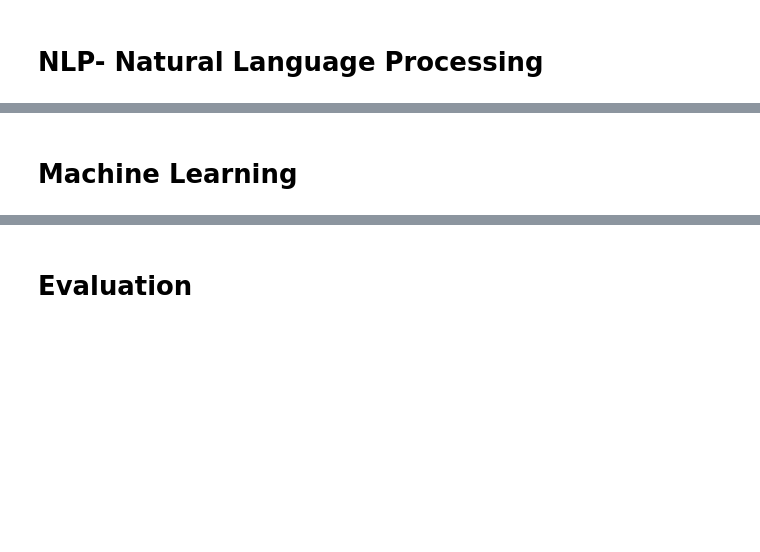
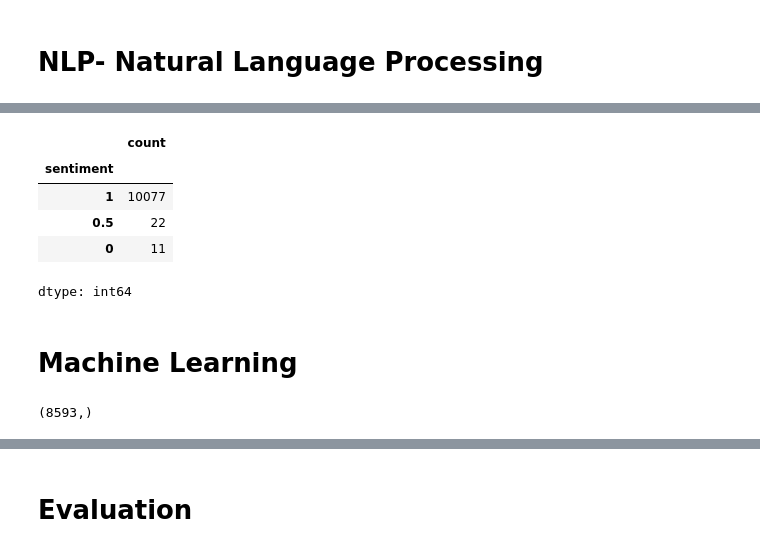
Before and after one commit to Lavan1999/EndToEnd_Amazon_review_project, a Jupyter notebook: Amazon_Reviews_End_to_End_project.ipynb, the cells around one changed output, grey strips where cells are left out. Drawn from its saved outputs; the diff is of its cells as text; code cells hidden in the pictures; blank space fills up the shorter version.

```diff
--- a/Amazon_Reviews_End_to_End_project.ipynb
+++ b/Amazon_Reviews_End_to_End_project.ipynb
@@ -323,2 +360,11 @@ df.head()
+# %%
+df.sentiment.value_counts()
+# %% [output]
+|  | count |
+| sentiment |  |
+| 1 | 10077 |
+| 0.5 | 22 |
+| 0 | 11 |
+dtype: int64
 # %%
 # Save data
@@ -342,3 +388,7 @@ from sklearn.svm import SVC
 # Train the model on the training data
 model = SVC().fit(x_train, y_train)
 pred = model.predict(x_test)
+# %%
+y_train.shape
+# %% [output]
+(8593,)
```
Also changed, not shown: parts of 30 cells of this notebook.
